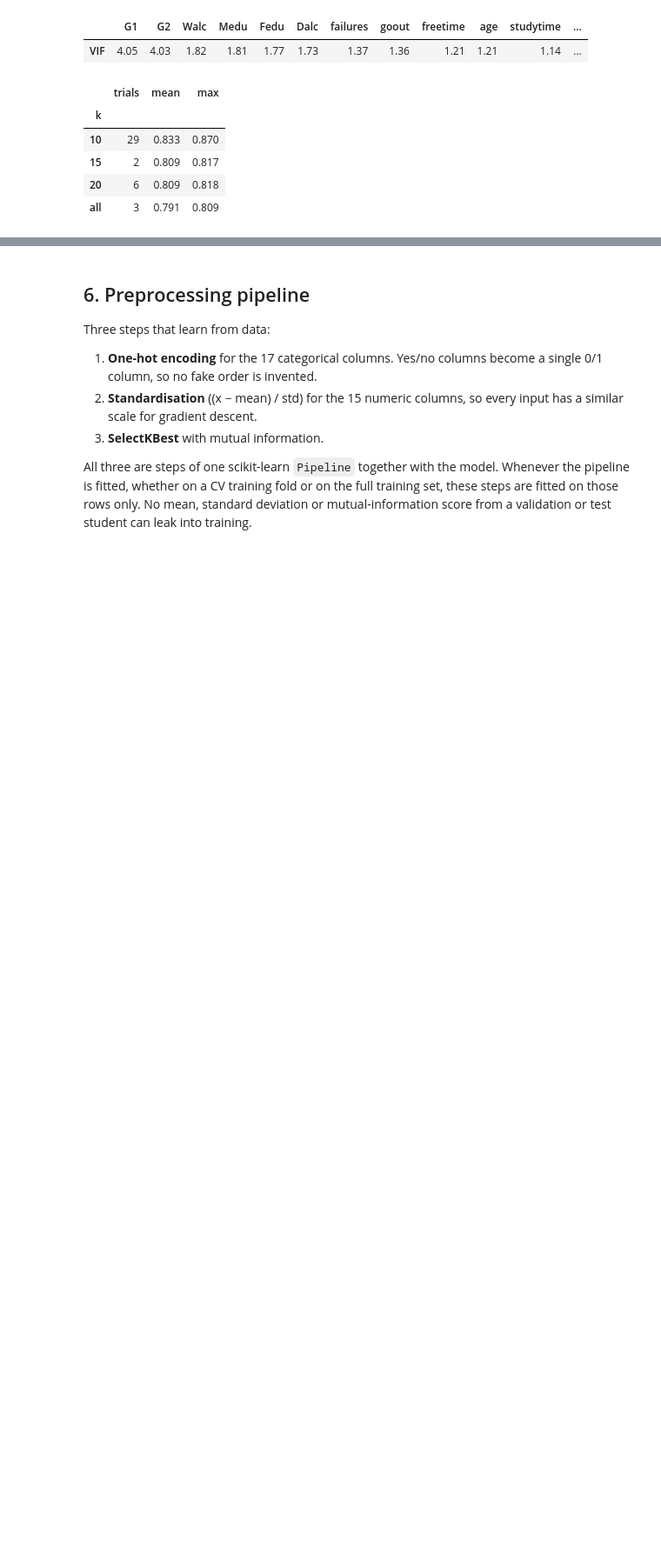
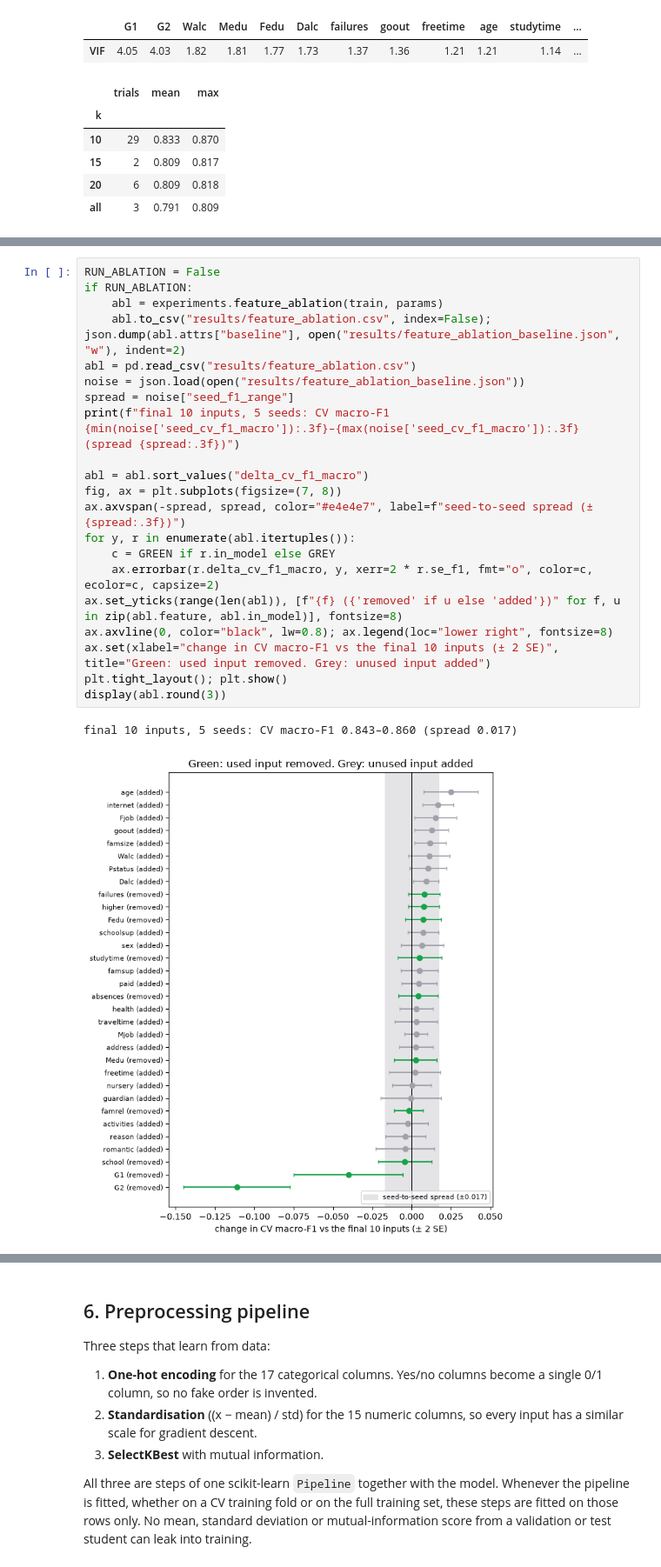
Before and after one commit to auraCodesKM/student-performance-dnn, a Jupyter notebook: student_performance_dnn.ipynb, the cells around one changed output, grey strips where cells are left out. Shown at 87% size. Drawn from its saved outputs; the diff is of its cells as text; blank space fills up the shorter version.

```diff
--- a/student_performance_dnn.ipynb
+++ b/student_performance_dnn.ipynb
@@ -222,0 +231,24 @@ display(trials.groupby("k").cv_f1_macro.agg(["count", "mean", "max"]).round(3).r
+# %%
+RUN_ABLATION = False
+if RUN_ABLATION:
+    abl = experiments.feature_ablation(train, params)
+    abl.to_csv("results/feature_ablation.csv", index=False); json.dump(abl.attrs["baseline"], open("results/feature_ablation_baseline.json", "w"), indent=2)
+abl = pd.read_csv("results/feature_ablation.csv")
+noise = json.load(open("results/feature_ablation_baseline.json"))
+spread = noise["seed_f1_range"]
+print(f"final 10 inputs, 5 seeds: CV macro-F1 {min(noise['seed_cv_f1_macro']):.3f}–{max(noise['seed_cv_f1_macro']):.3f} (spread {spread:.3f})")
+
+abl = abl.sort_values("delta_cv_f1_macro")
+fig, ax = plt.subplots(figsize=(7, 8))
+ax.axvspan(-spread, spread, color="#e4e4e7", label=f"seed-to-seed spread (±{spread:.3f})")
+for y, r in enumerate(abl.itertuples()):
+    c = GREEN if r.in_model else GREY
+    ax.errorbar(r.delta_cv_f1_macro, y, xerr=2 * r.se_f1, fmt="o", color=c, ecolor=c, capsize=2)
+ax.set_yticks(range(len(abl)), [f"{f} ({'removed' if u else 'added'})" for f, u in zip(abl.feature, abl.in_model)], fontsize=8)
+ax.axvline(0, color="black", lw=0.8); ax.legend(loc="lower right", fontsize=8)
+ax.set(xlabel="change in CV macro-F1 vs the final 10 inputs (± 2 SE)", title="Green: used input removed. Grey: unused input added")
+plt.tight_layout(); plt.show()
+display(abl.round(3))
+# %% [output]
+final 10 inputs, 5 seeds: CV macro-F1 0.843–0.860 (spread 0.017)
+[figure, added]
```
Also changed, not shown: parts of 11 cells of this notebook, 10 other files.
